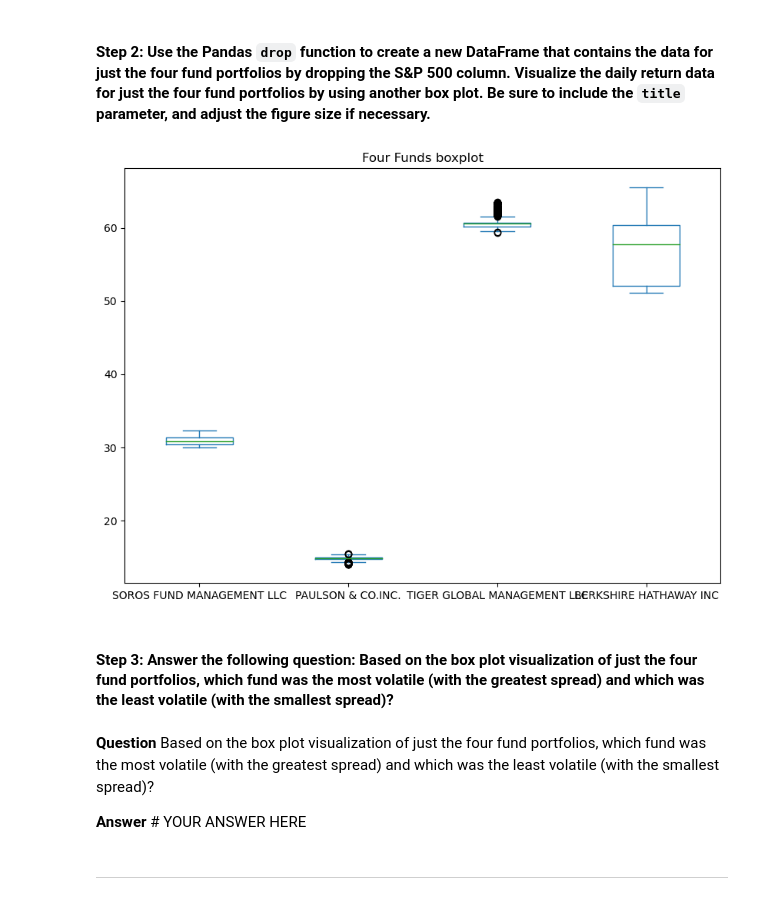
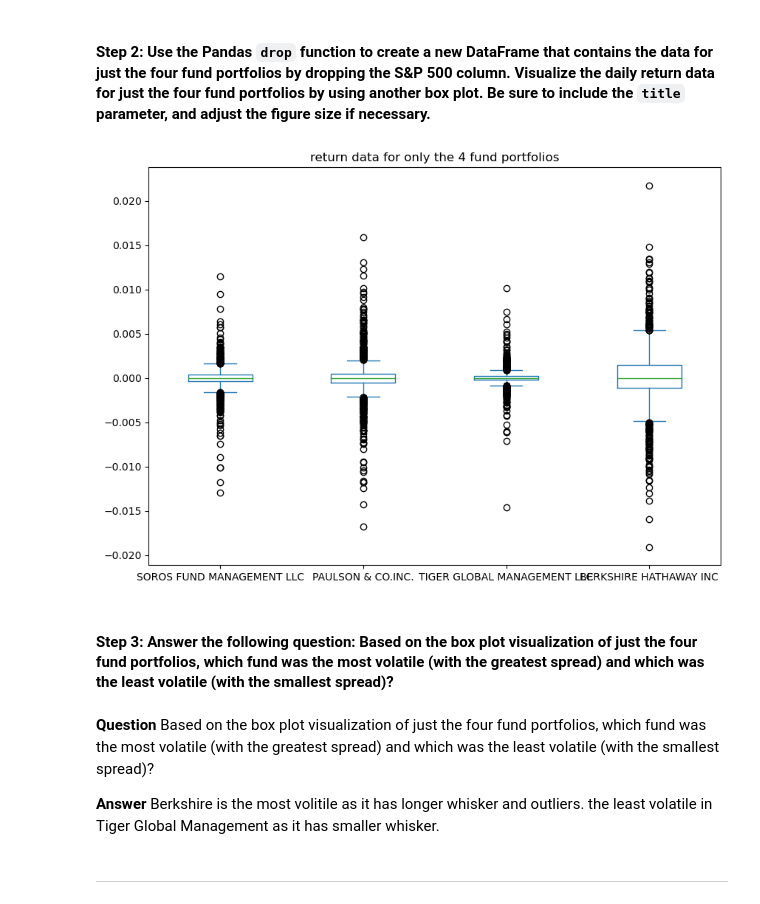
Before and after one commit to briabr/risk_return_analysis, a Jupyter notebook: risk_return_analysis.ipynb, the cells around one changed output. Saved outputs shown, nothing was run; the diff lists cells and outputs as text; code cells hidden in the pictures.

Commit message:
answered the questions

```diff
--- a/risk_return_analysis.ipynb
+++ b/risk_return_analysis.ipynb
@@ -214,19 +214,24 @@ daily_returns.plot(kind="box", figsize=(10,7), title="volatility")
 # %%
 # Create a new DataFrame containing only the 4 fund portfolios by dropping the S&P 500 column from the DataFrame
 # Create box plots to reflect the return data for only the 4 fund portfolios
 # Include a title parameter and adjust the figure size
 # YOUR CODE HERE
-new_data = whale_navs_csv.drop(columns=["S&P 500"])
-new_data.plot(kind="box", figsize=(10,7), title="Four Funds boxplot")
-new_data_daily_returns = new_data.pct_change().dropna()
+no_sp= daily_returns.drop(columns=["S&P 500"]).copy()
+new_data = no_sp.plot(kind="box", figsize=(10,7), title="return data for only the 4 fund portfolios")
+
+
+
+# new_data = whale_navs_csv.drop(columns=["S&P 500"])
+# new_data.plot(kind="box", figsize=(10,7), title="Four Funds boxplot")
+# new_data_daily_returns = new_data.pct_change().dropna()
 # %% [output]
-[figure, old version]
+[figure, new version]
 # %% [markdown]
 #### Step 3: Answer the following question: Based on the box plot visualization of just the four fund portfolios, which fund was the most volatile (with the greatest spread) and which was the least volatile (with the smallest spread)?
 # %% [markdown]
 **Question** Based on the box plot visualization of just the four fund portfolios, which fund was the most volatile (with the greatest spread) and which was the least volatile (with the smallest spread)?
 
-**Answer** # YOUR ANSWER HERE
+**Answer** Berkshire is the most volitile as it has longer whisker and outliers. the least volatile in Tiger Global Management as it has smaller whisker.
 # %% [markdown]
 ---
 # %% [markdown]
```
Also changed, not shown: parts of 16 cells of this notebook.
